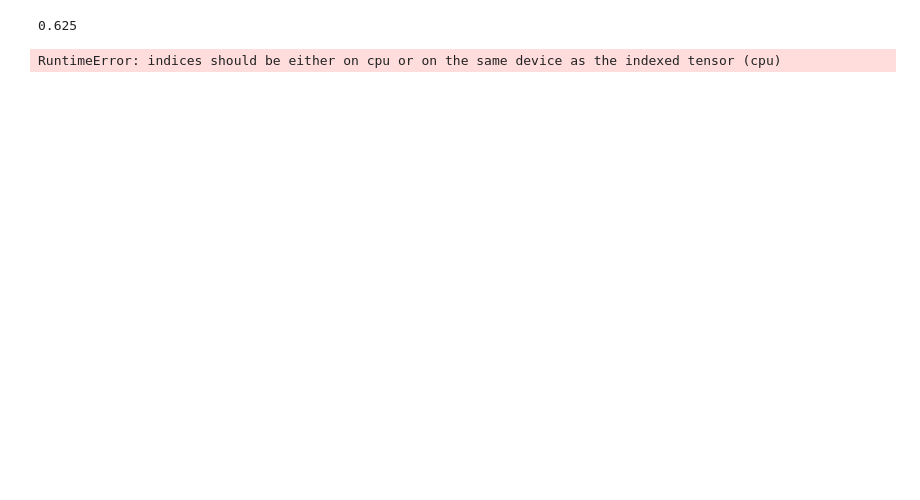
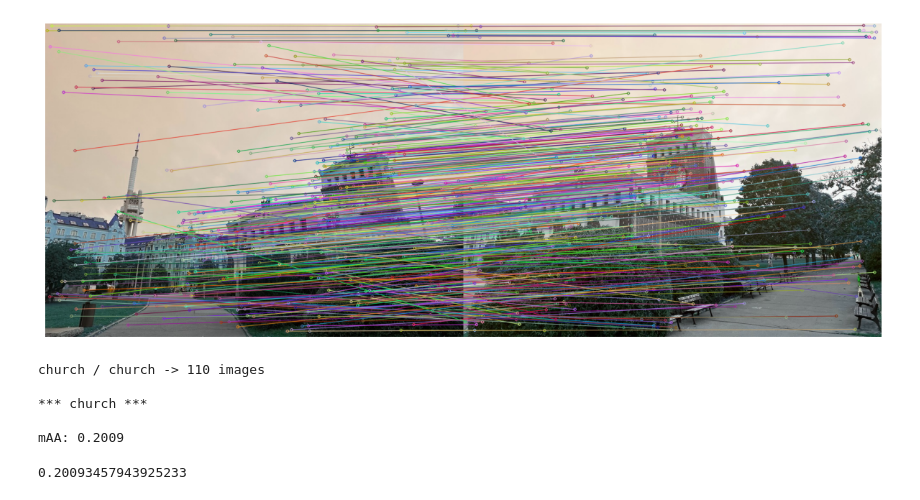
Before and after one commit to tniranjan/recons3d, a Jupyter notebook: recons3d.ipynb, the cells around one changed output. Saved outputs shown, nothing was run; the diff lists cells and outputs as text; code cells hidden in the pictures; blank space fills up the shorter version.

```diff
--- a/recons3d.ipynb
+++ b/recons3d.ipynb
@@ -63,0 +103,26 @@ def d2net_features(im_path, max_size = 640):
+# %%
+extractor = D2NetExtractor(4000, 0.01)
+res1 = extractor.extract("/home/niranjan/recons3d/dataset/train/church/images/00001.png")
+res2 = extractor.extract("/home/niranjan/recons3d/dataset/train/church/images/00002.png")
+# %%
+import cv2
+matcher = cv2.BFMatcher(cv2.NORM_L2, crossCheck=True)
+matches = matcher.match(res1['descriptors'], res2['descriptors'] )
+matches = (sorted(matches, key=lambda x: x.distance))
+matches = np.array([[match.queryIdx, match.trainIdx] for match in matches])
+# %%
+image1 = cv2.imread("/home/niranjan/recons3d/dataset/train/church/images/00001.png",-1)
+image2 = cv2.imread("/home/niranjan/recons3d/dataset/train/church/images/00002.png",-1)
+keypoints_left = res1['keypoints'][matches[:, 0], : 2]
+keypoints_right = res2['keypoints'][matches[:, 1], : 2]
+inlier_keypoints_left = [cv2.KeyPoint(point[0], point[1], 1) for point in keypoints_left]
+inlier_keypoints_right = [cv2.KeyPoint(point[0], point[1], 1) for point in keypoints_right]
+placeholder_matches = [cv2.DMatch(idx, idx, 1) for idx in range(len(inlier_keypoints_left))]
+image3 = cv2.drawMatches(image1, inlier_keypoints_left, image2, inlier_keypoints_right, placeholder_matches, None, None)
+import matplotlib.pyplot as plt
+plt.figure(figsize=(15, 15))
+plt.imshow(image3)
+plt.axis('off')
+plt.show()
+# %% [output]
+[figure, added]
@@ -64,5 +169,9 @@ def d2net_features(im_path, max_size = 640):
 # %%
-res = d2net_features("/home/niranjan/recons3d/dataset/train/church/images/00002.png")
+compute_score("/home/niranjan/recons3d/dataset/train/church/DetectorFreeSfM_loftr_official_coarse_fine__scratch_no_intrin/colmap_refined", "church")
 # %% [output]
-0.625
+church / church -> 110 images
+
+*** church ***
+
+mAA: 0.2009
-RuntimeError: indices should be either on cpu or on the same device as the indexed tensor (cpu)
+0.20093457943925233
```
Also changed, not shown: parts of 4 cells of this notebook, 5 other files.
